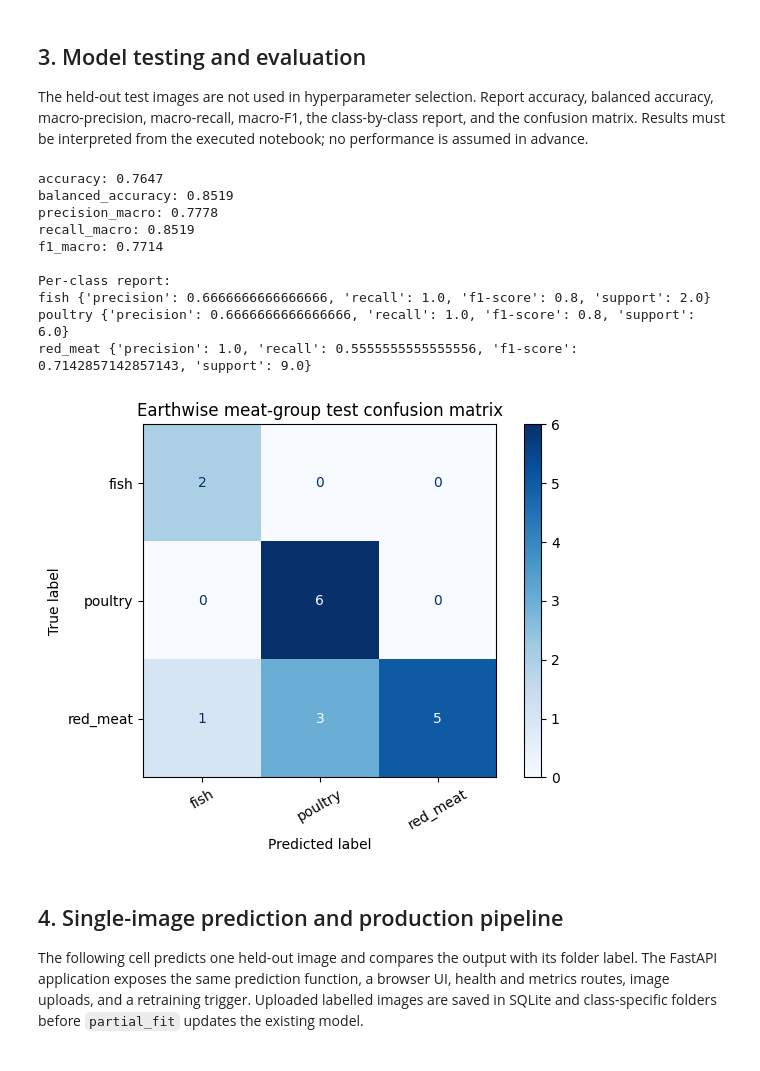
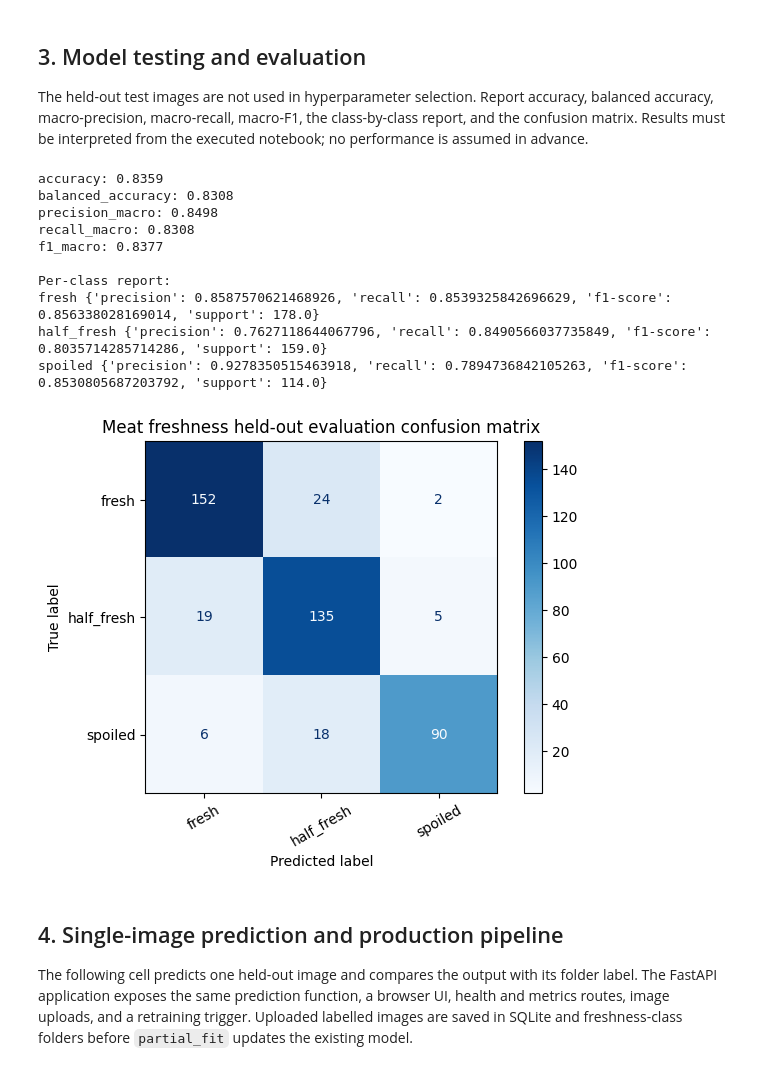
Before and after one commit to kudakwashechikovo17/kudakwashe-mlops-classification-pipeline, a Jupyter notebook: notebook/project_name.ipynb, the cells around one changed output. Cells and saved outputs as stored; diff of their text form; code cells hidden in the pictures.

Commit message:
Switch model to meat freshness classification
Co-authored-by: Copilot <223556219+Copilot@users.noreply.github.com>

```diff
--- a/notebook/project_name.ipynb
+++ b/notebook/project_name.ipynb
@@ -156,31 +161,31 @@ The held-out test images are not used in hyperparameter selection. Report accura
 # %%
 from sklearn.metrics import ConfusionMatrixDisplay
 
 for metric in ('accuracy', 'balanced_accuracy', 'precision_macro', 'recall_macro', 'f1_macro'):
     print(f'{metric}: {metrics[metric]:.4f}')
 print('\nPer-class report:')
 for name in class_names:
     print(name, metrics['classification_report'][name])
 ConfusionMatrixDisplay(np.asarray(metrics['confusion_matrix']), display_labels=class_names).plot(cmap='Blues', xticks_rotation=30)
-plt.title('Earthwise meat-group test confusion matrix')
+plt.title('Meat freshness held-out evaluation confusion matrix')
 plt.tight_layout()
 plt.show()
 # %% [output]
-accuracy: 0.7647
-balanced_accuracy: 0.8519
-precision_macro: 0.7778
-recall_macro: 0.8519
-f1_macro: 0.7714
+accuracy: 0.8359
+balanced_accuracy: 0.8308
+precision_macro: 0.8498
+recall_macro: 0.8308
+f1_macro: 0.8377
 
 Per-class report:
-fish {'precision': 0.6666666666666666, 'recall': 1.0, 'f1-score': 0.8, 'support': 2.0}
-poultry {'precision': 0.6666666666666666, 'recall': 1.0, 'f1-score': 0.8, 'support': 6.0}
-red_meat {'precision': 1.0, 'recall': 0.5555555555555556, 'f1-score': 0.7142857142857143, 'support': 9.0}
+fresh {'precision': 0.8587570621468926, 'recall': 0.8539325842696629, 'f1-score': 0.856338028169014, 'support': 178.0}
+half_fresh {'precision': 0.7627118644067796, 'recall': 0.8490566037735849, 'f1-score': 0.8035714285714286, 'support': 159.0}
+spoiled {'precision': 0.9278350515463918, 'recall': 0.7894736842105263, 'f1-score': 0.8530805687203792, 'support': 114.0}
-[figure, old version]
+[figure, new version]
 # %% [markdown]
 ## 4. Single-image prediction and production pipeline
 
-The following cell predicts one held-out image and compares the output with its folder label. The FastAPI application exposes the same prediction function, a browser UI, health and metrics routes, image uploads, and a retraining trigger. Uploaded labelled images are saved in SQLite and class-specific folders before `partial_fit` updates the existing model.
+The following cell predicts one held-out image and compares the output with its folder label. The FastAPI application exposes the same prediction function, a browser UI, health and metrics routes, image uploads, and a retraining trigger. Uploaded labelled images are saved in SQLite and freshness-class folders before `partial_fit` updates the existing model.
 # %%
 from src.prediction import predict_image
 
```
Also changed, not shown: parts of 7 cells of this notebook, 11 other files.
